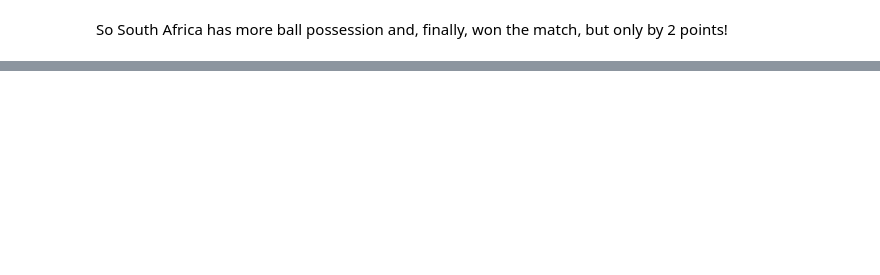
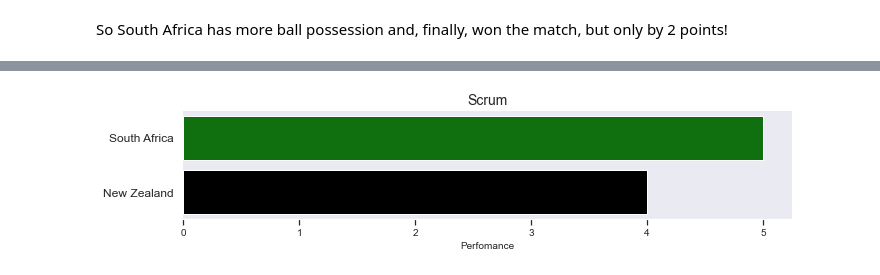
Before and after one commit to ToniBaixa/ITAcademy_Data_Science, a Jupyter notebook: Sprint11/Video_Opta_analysis.ipynb, the cells around one changed output, grey strips where cells are left out. Saved outputs shown, nothing was run; the diff lists cells and outputs as text; code cells hidden in the pictures; blank space fills up the shorter version.

```diff
--- a/Sprint11/Video_Opta_analysis.ipynb
+++ b/Sprint11/Video_Opta_analysis.ipynb
@@ -354,0 +395,8 @@ So South Africa has more ball possession and, finally, won the match, but only b
+# %%
+y_pos =df.timeline.groupby('team_name').sum()['scrum']
+performance = 1 * y_pos
+
+plot_hor_bar(1, teams, performance, 'Scrum', 20)
+plt.show()
+# %% [output]
+[figure, added]
```
Also changed, not shown: parts of 22 cells of this notebook.
